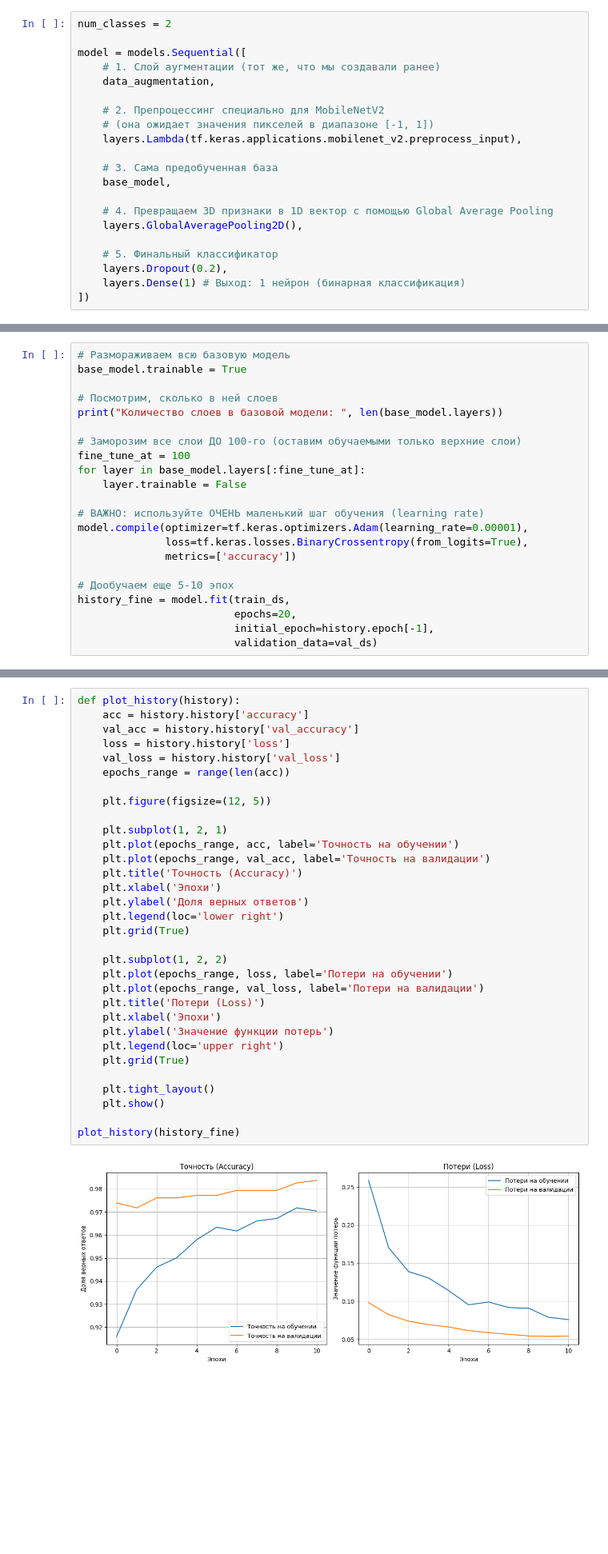
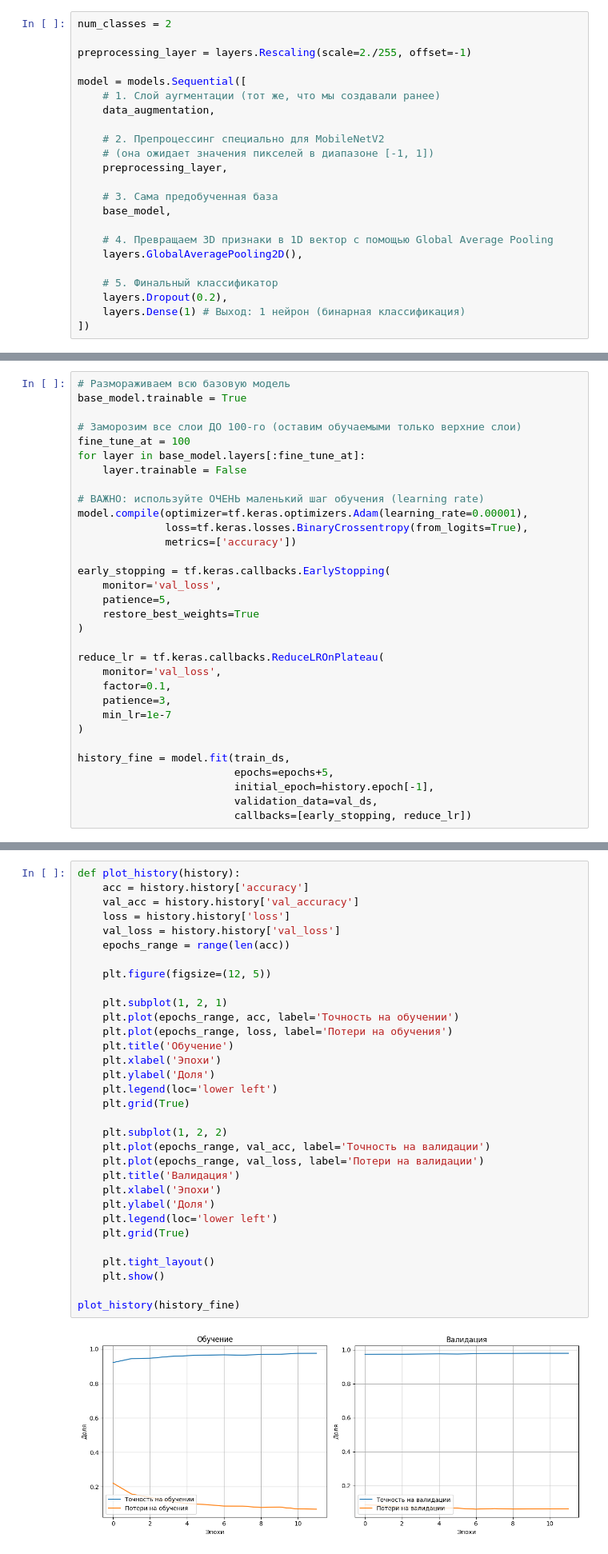
Before and after one commit to WeliaI/Forest-Fire, a Jupyter notebook: Untitled.ipynb, the cells around one changed output, grey strips where cells are left out. Shown at 80% size. Cells and saved outputs as stored; diff of their text form; blank space fills up the shorter version.

```diff
--- a/Untitled.ipynb
+++ b/Untitled.ipynb
@@ -103,6 +103,8 @@ base_model = tf.keras.applications.MobileNetV2(input_shape=(180, 180, 3),
 base_model.trainable = False
 # %%
 num_classes = 2
+
+preprocessing_layer = layers.Rescaling(scale=2./255, offset=-1)
 
 model = models.Sequential([
     # 1. Слой аугментации (тот же, что мы создавали ранее)
@@ -110,7 +112,7 @@ model = models.Sequential([
 
     # 2. Препроцессинг специально для MobileNetV2
     # (она ожидает значения пикселей в диапазоне [-1, 1])
-    layers.Lambda(tf.keras.applications.mobilenet_v2.preprocess_input),
+    preprocessing_layer,
 
     # 3. Сама предобученная база
     base_model,
@@ -226,9 +229,6 @@ plot_history(history)
 # %%
 # Размораживаем всю базовую модель
 base_model.trainable = True
-
-# Посмотрим, сколько в ней слоев
-print("Количество слоев в базовой модели: ", len(base_model.layers))
 
 # Заморозим все слои ДО 100-го (оставим обучаемыми только верхние слои)
 fine_tune_at = 100
@@ -240,9 +240,22 @@ model.compile(optimizer=tf.keras.optimizers.Adam(learning_rate=0.00001),
               loss=tf.keras.losses.BinaryCrossentropy(from_logits=True),
               metrics=['accuracy'])
 
-# Дообучаем еще 5-10 эпох
+early_stopping = tf.keras.callbacks.EarlyStopping(
+    monitor='val_loss',
+    patience=5,
+    restore_best_weights=True
+)
+
+reduce_lr = tf.keras.callbacks.ReduceLROnPlateau(
+    monitor='val_loss',
+    factor=0.1,
+    patience=3,
+    min_lr=1e-7
+)
+
 history_fine = model.fit(train_ds,
-                         epochs=20,
+                         epochs=epochs+5,
                          initial_epoch=history.epoch[-1],
-                         validation_data=val_ds)
+                         validation_data=val_ds,
+                         callbacks=[early_stopping, reduce_lr])
 # %% [output]
@@ -266,35 +279,35 @@ Epoch 20/20
 # %%
 def plot_history(history):
     acc = history.history['accuracy']
     val_acc = history.history['val_accuracy']
     loss = history.history['loss']
     val_loss = history.history['val_loss']
     epochs_range = range(len(acc))
 
     plt.figure(figsize=(12, 5))
 
     plt.subplot(1, 2, 1)
     plt.plot(epochs_range, acc, label='Точность на обучении')
-    plt.plot(epochs_range, val_acc, label='Точность на валидации')
-    plt.title('Точность (Accuracy)')
+    plt.plot(epochs_range, loss, label='Потери на обучения')
+    plt.title('Обучение')
     plt.xlabel('Эпохи')
-    plt.ylabel('Доля верных ответов')
-    plt.legend(loc='lower right')
+    plt.ylabel('Доля')
+    plt.legend(loc='lower left')
     plt.grid(True)
 
     plt.subplot(1, 2, 2)
-    plt.plot(epochs_range, loss, label='Потери на обучении')
+    plt.plot(epochs_range, val_acc, label='Точность на валидации')
     plt.plot(epochs_range, val_loss, label='Потери на валидации')
-    plt.title('Потери (Loss)')
+    plt.title('Валидация')
     plt.xlabel('Эпохи')
-    plt.ylabel('Значение функции потерь')
-    plt.legend(loc='upper right')
+    plt.ylabel('Доля')
+    plt.legend(loc='lower left')
     plt.grid(True)
 
     plt.tight_layout()
     plt.show()
 
 plot_history(history_fine)
 # %% [output]
-[figure, old version]
+[figure, new version]
 # %%
```
Also changed, not shown: parts of 9 cells of this notebook, 11 other files.
